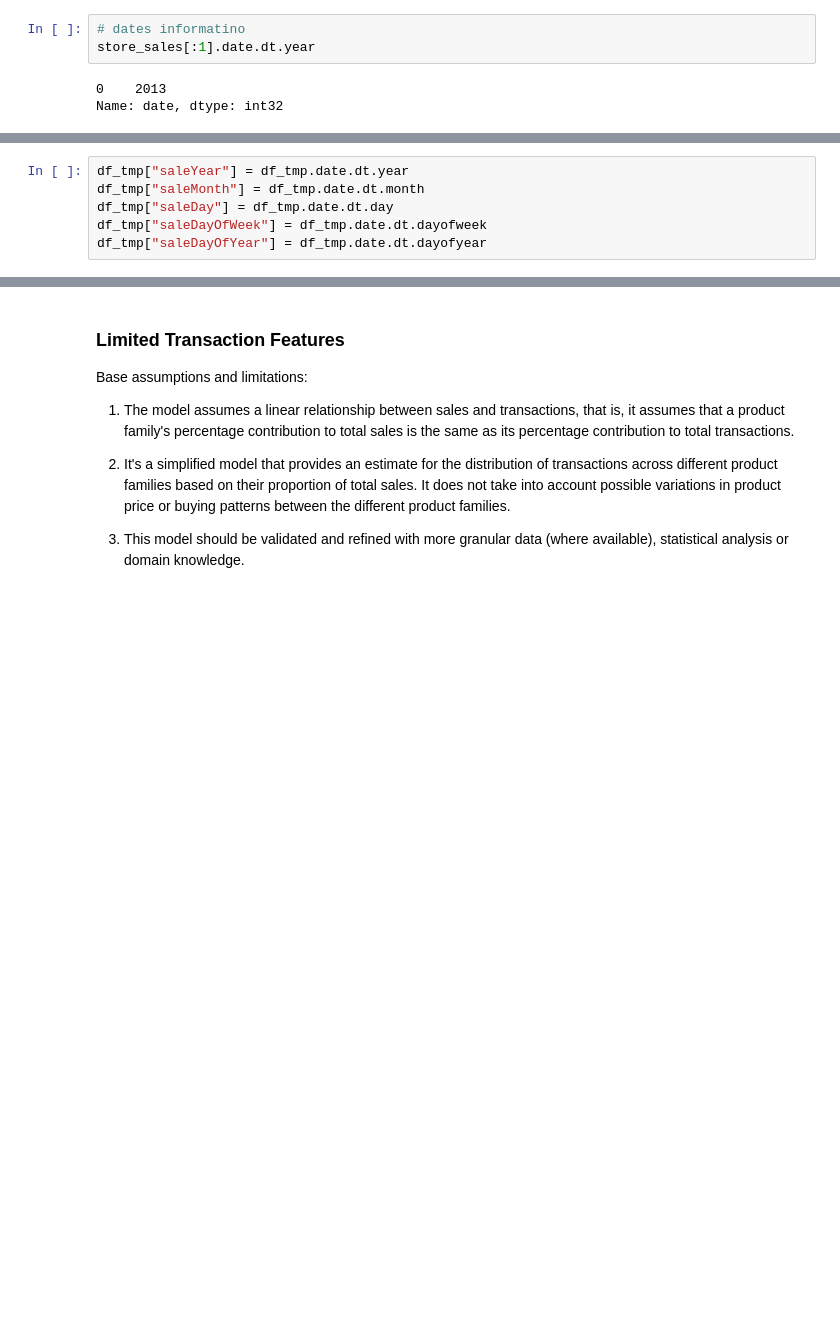
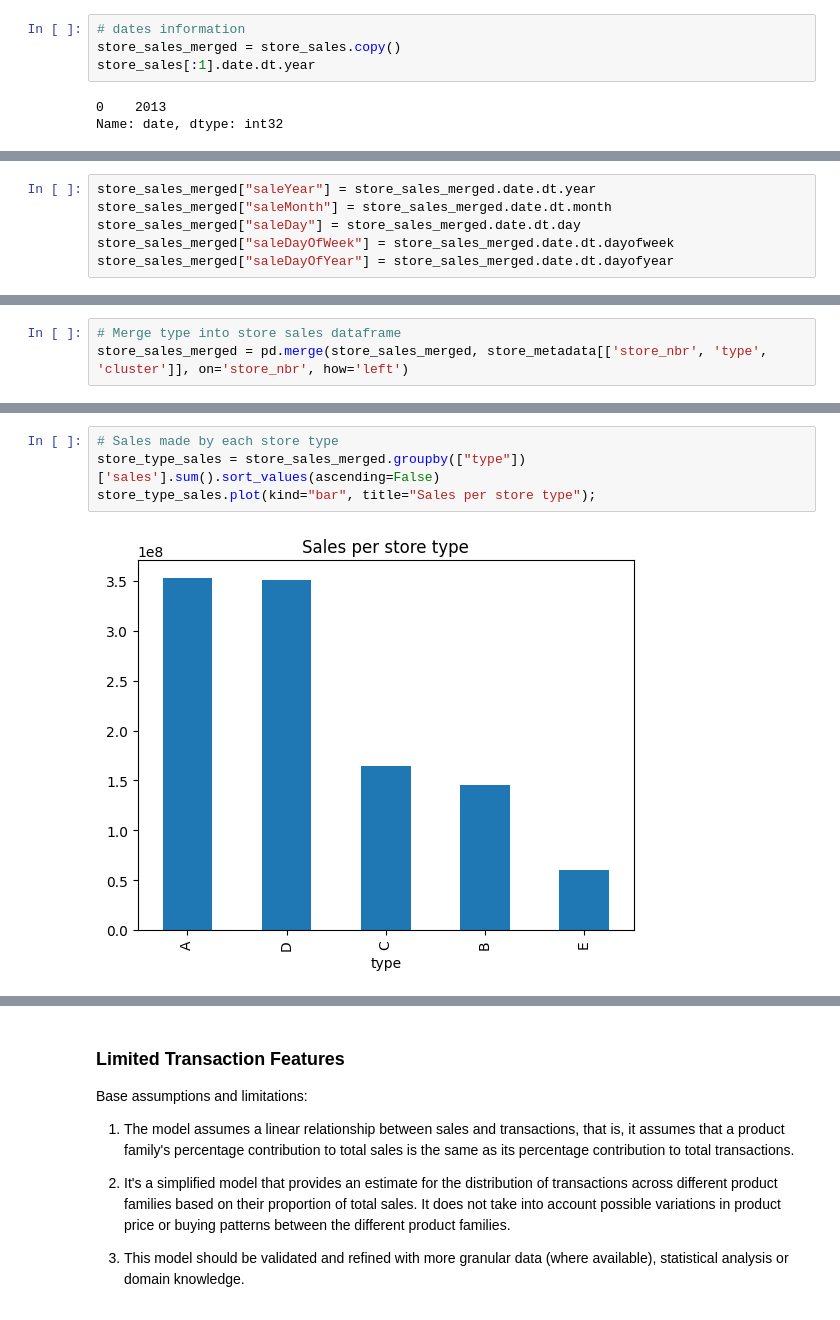
Before and after one commit to Anteemony/sktime-storesales-forecasting, a Jupyter notebook: notebooks/Store_Sales_Forecasting_with_Sktime.ipynb, the cells around one changed output, grey strips where cells are left out. Saved outputs shown, nothing was run; the diff lists cells and outputs as text; blank space fills up the shorter version.

```diff
--- a/notebooks/Store_Sales_Forecasting_with_Sktime.ipynb
+++ b/notebooks/Store_Sales_Forecasting_with_Sktime.ipynb
@@ -283,5 +419,6 @@ There is a positive correlation between the Promoted product families and famili
 # %%
-# dates informatino
+# dates information
+store_sales_merged = store_sales.copy()
 store_sales[:1].date.dt.year
 # %% [output]
 0    2013
@@ -292,7 +426,7 @@ df_tmp = store_sales.copy()
 # %%
-df_tmp["saleYear"] = df_tmp.date.dt.year
-df_tmp["saleMonth"] = df_tmp.date.dt.month
-df_tmp["saleDay"] = df_tmp.date.dt.day
-df_tmp["saleDayOfWeek"] = df_tmp.date.dt.dayofweek
-df_tmp["saleDayOfYear"] = df_tmp.date.dt.dayofyear
+store_sales_merged["saleYear"] = store_sales_merged.date.dt.year
+store_sales_merged["saleMonth"] = store_sales_merged.date.dt.month
+store_sales_merged["saleDay"] = store_sales_merged.date.dt.day
+store_sales_merged["saleDayOfWeek"] = store_sales_merged.date.dt.dayofweek
+store_sales_merged["saleDayOfYear"] = store_sales_merged.date.dt.dayofyear
 # %%
@@ -306,0 +441,3 @@ df_tmp.head()
+# %%
+# Merge type into store sales dataframe
+store_sales_merged = pd.merge(store_sales_merged, store_metadata[['store_nbr', 'type', 'cluster']], on='store_nbr', how='left')
@@ -306,0 +460,6 @@ df_tmp.head()
+# %%
+# Sales made by each store type
+store_type_sales = store_sales_merged.groupby(["type"])['sales'].sum().sort_values(ascending=False)
+store_type_sales.plot(kind="bar", title="Sales per store type");
+# %% [output]
+[figure, added]
```
Also changed, not shown: parts of 48 cells of this notebook.
